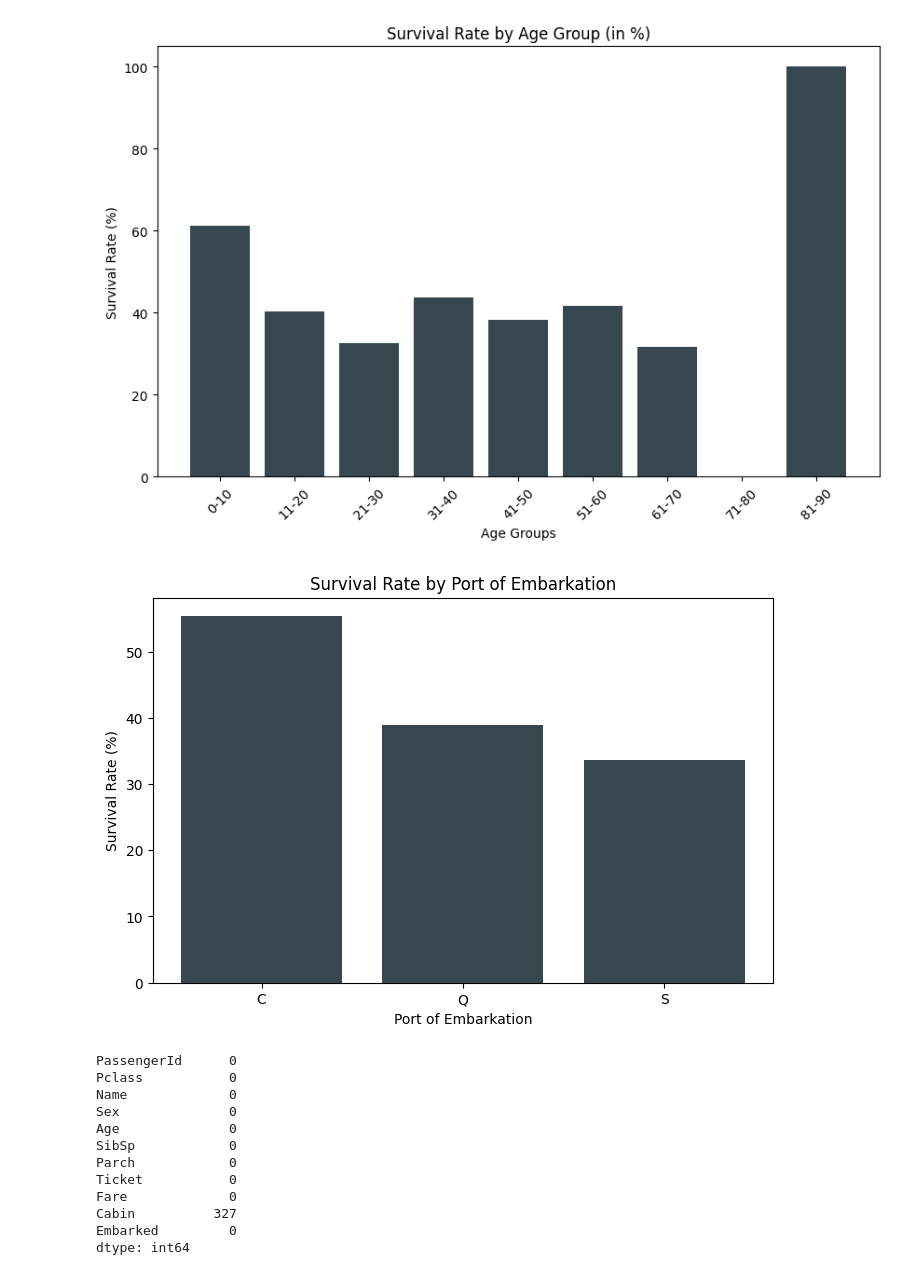
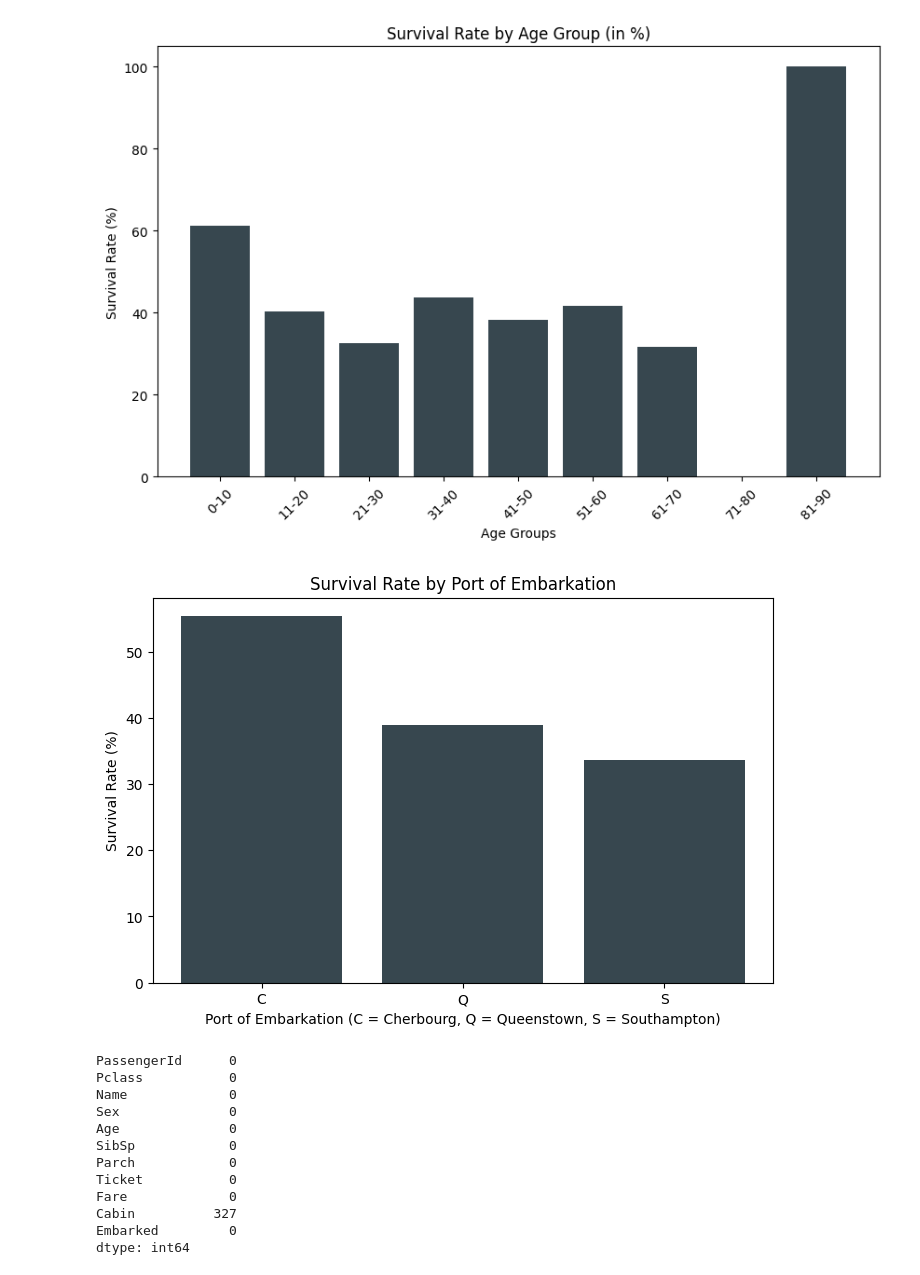
Before and after one commit to bytesbyt/ds_titanic, a Jupyter notebook: titanic.ipynb, the cells around one changed output. Saved outputs shown, nothing was run; the diff lists cells and outputs as text; code cells hidden in the pictures.

```diff
--- a/titanic.ipynb
+++ b/titanic.ipynb
@@ -338,19 +350,19 @@ plt.show()
 # %%
 # Create a new dataframe
 df_embarked_null_dropped = train_data.dropna(subset=['Embarked'])
 
 # Calculate survival rate in percentage
 embarked_survival_pct = df_embarked_null_dropped.groupby('Embarked')['Survived'].mean() * 100
 
 # Plotting the bar graph with percentage
 plt.figure(figsize=(8, 5))
 plt.bar(embarked_survival_pct.index, embarked_survival_pct.values, color='#37474F')
-plt.xlabel('Port of Embarkation')
+plt.xlabel('Port of Embarkation (C = Cherbourg, Q = Queenstown, S = Southampton)')
 plt.ylabel('Survival Rate (%)')
 plt.title('Survival Rate by Port of Embarkation')
 plt.show()
 # %% [output]
-[figure, old version]
+[figure, new version]
 # %%
 # Filling test data - age with median
 # Filling test data - fare with median
```
Also changed, not shown: parts of 3 cells of this notebook.
